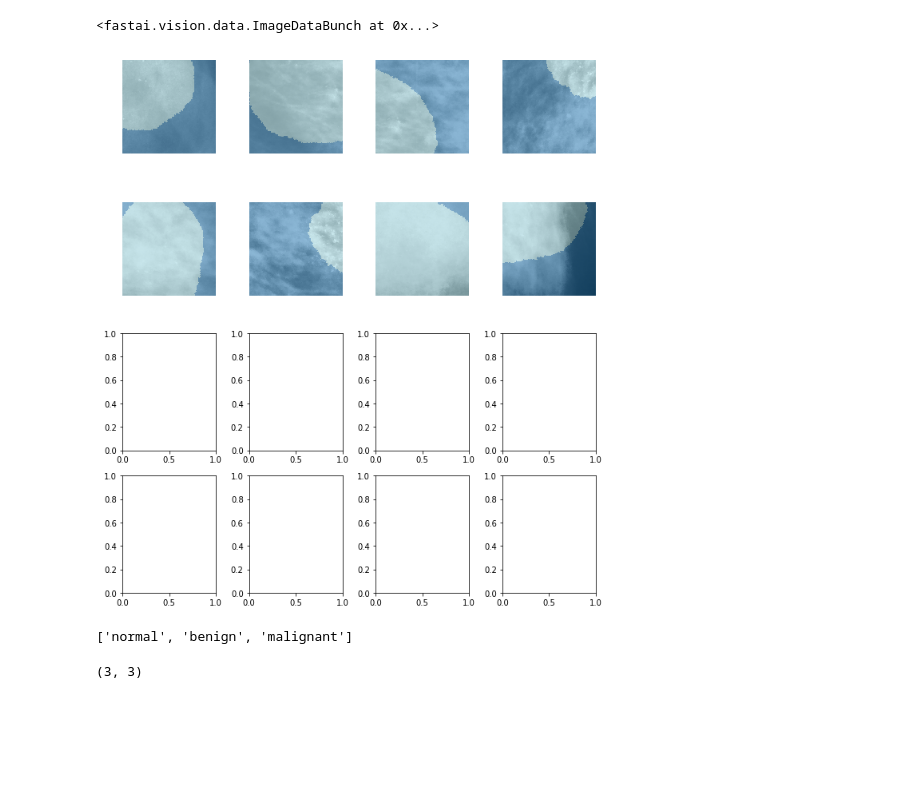
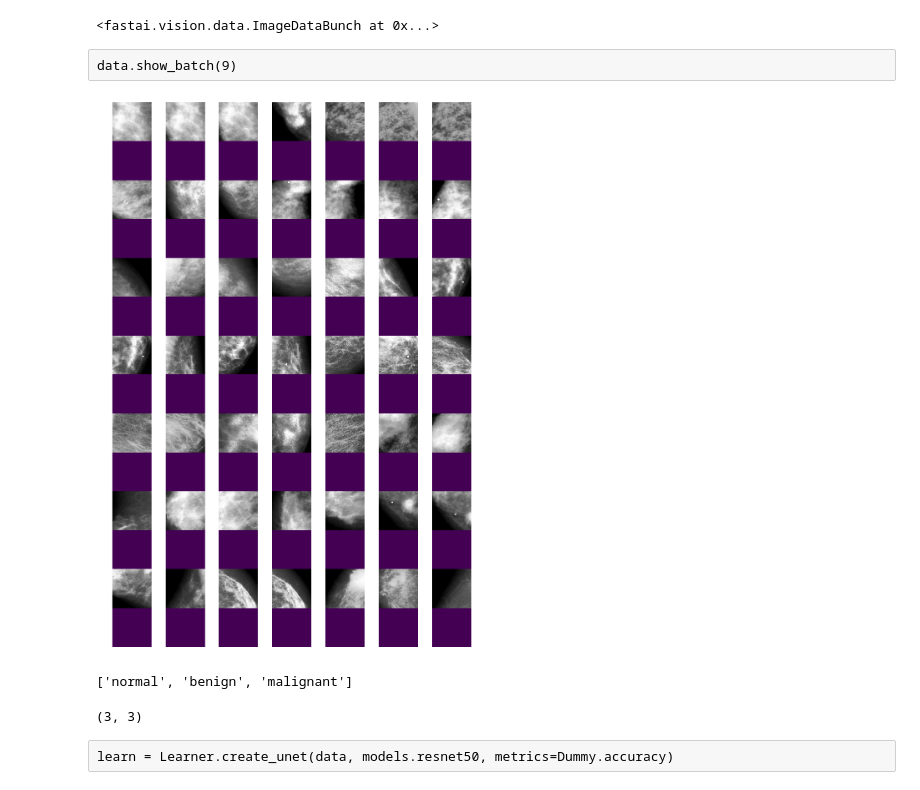
Before and after one commit to kasparlund/mammography, a Jupyter notebook: mammo_segmentation.ipynb, the cells around one changed output. Saved outputs shown, nothing was run; the diff lists cells and outputs as text; code cells hidden in the pictures; blank space fills up the shorter version.

```diff
--- a/mammo_segmentation.ipynb
+++ b/mammo_segmentation.ipynb
@@ -146,13 +192,12 @@ codes =["normal", "benign", "malignant"]
 # %%
-fnImages = join_paths(dfData.fnImage.values, path/d_im)
-fnMasks  = join_paths(dfData.fnMask.values, path/d_msk)
 ixTrain  = dfData.purpose=="train"
 ixValid  = ixTrain == False
-dsTrain  = SegmentationDataset(join_paths(dfData.fnImage[ixTrain].values, path/d_im),
-                               join_paths(dfData.fnImage[ixTrain].values, path/d_msk),
+
+dsTrain  = SegmentationDataset(join_paths(dfData.fnImage[ixTrain].values, path/train/xrays),
+                               join_paths(dfData.fnImage[ixTrain].values, path/train/masks),
                                codes)
-dsValid  = SegmentationDataset(join_paths(dfData.fnImage[ixValid].values, path/d_im),
-                               join_paths(dfData.fnImage[ixValid].values, path/d_msk),
+dsValid  = SegmentationDataset(join_paths(dfData.fnImage[ixValid].values, path/valid/xrays),
+                               join_paths(dfData.fnImage[ixValid].values, path/valid/masks),
                                codes)
 dsTrain.image_opener = dsValid.image_opener = open_image_16bit2rgb
 dsTrain.mask_opener  = dsValid.mask_opener  = open_mask_special
@@ -198,10 +262,41 @@ data = ImageDataBunch.create(dsTrainTfm,
 data.normalize(imagenet_stats)
 # %% [output]
 <fastai.vision.data.ImageDataBunch at 0x...>
-# %%
-data.show_batch(4)
-# %% [output]
-[figure, removed]
+# %% [raw]
+data.show_batch(9)
+# %%
+import matplotlib.gridspec as gridspec
+def plotImageMaskMosaic( ims, masks ):
+    nb    = len(ims)
+    ncols = int(np.sqrt(nb))
+    nrows = int(math.ceil(nb/ncols))
+
+    fig = plt.figure(figsize=(16,24))
+
+    gs = gridspec.GridSpec(nrows, ncols, height_ratios=np.zeros(nrows)+ 2, wspace=0.0, hspace=0.0)
+
+    for i in range(nb):
+        inner = gridspec.GridSpecFromSubplotSpec(2, 1,subplot_spec=gs[i], wspace=0.0, hspace=0.0)
+
+        ax = plt.subplot(inner[0])
+        ax.axis('off')
+        ax.imshow(ims[i])
+
+        ax = plt.subplot(inner[1])
+        ax.axis('off')
+        ax.imshow(masks[i])
+
+    plt.show()
+# %%
+n=49
+ims,masks = [],[]
+for i in range(n):
+    x,y = data.dl(DatasetType.Train).dataset[i]
+    ims.append(   image2np(x.data) )
+    masks.append( image2np(y.data) )
+plotImageMaskMosaic(ims,masks)
+# %% [output]
+[figure, added]
 # %%
 print(data.classes)
 len(data.classes),data.c
@@ -235,0 +326,2 @@ learn = Learner.create_unet(data, models.resnet18, metrics=Dummy.accuracy)
+# %% [raw]
+learn = Learner.create_unet(data, models.resnet50, metrics=Dummy.accuracy)
```
Also changed, not shown: parts of 51 cells of this notebook, 7 other files.
